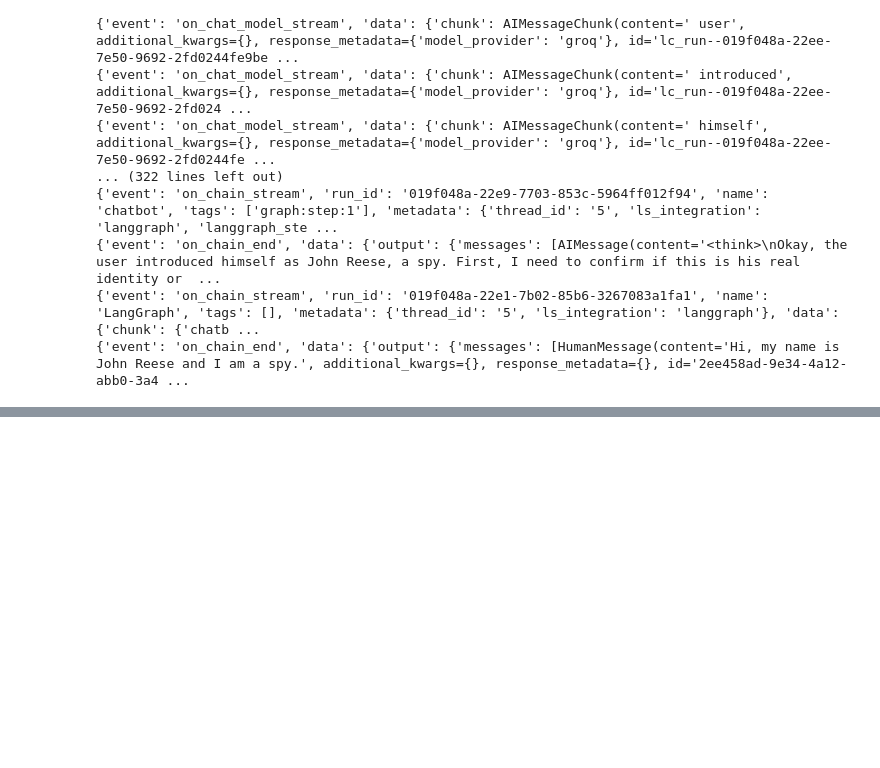
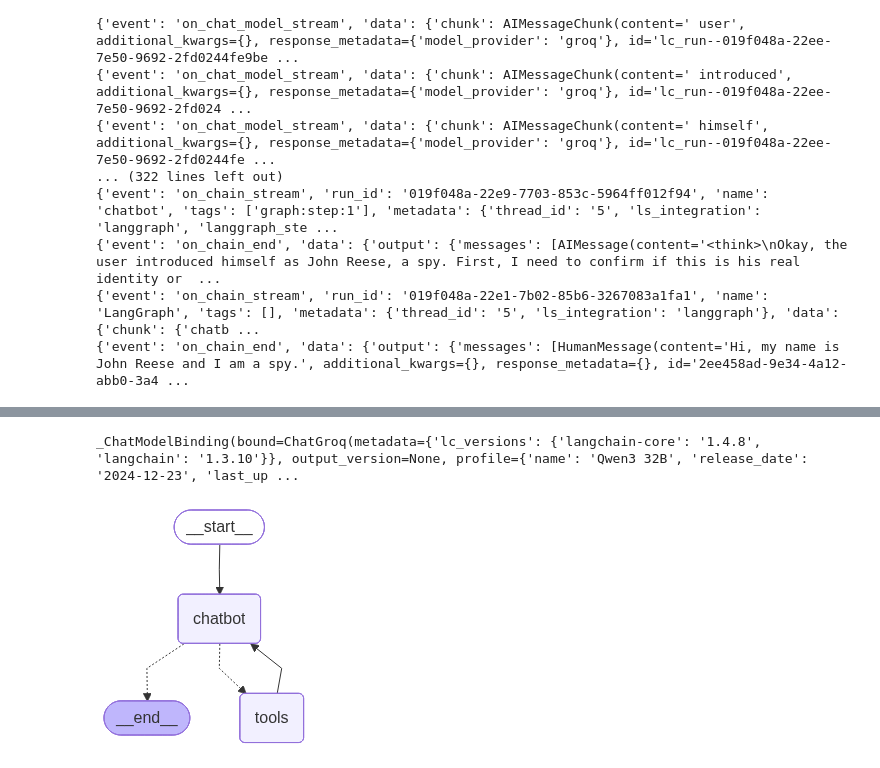
Before and after one commit to KamranRizvi265/krish_naik_langgraph, a Jupyter notebook: 1-BasicChatbot/1-basicchatbot.ipynb, the cells around one changed output, grey strips where cells are left out. Cells and saved outputs as stored; diff of their text form; code cells hidden in the pictures; blank space fills up the shorter version.

Commit message:
Learn HumanInTheLoop

```diff
--- a/1-BasicChatbot/1-basicchatbot.ipynb
+++ b/1-BasicChatbot/1-basicchatbot.ipynb
@@ -474,0 +500,51 @@ async for event in graph.astream_events({"messages":"Hi, my name is John Reese a
+# %%
+@tool
+def human_assisstant(query:str) -> str:
+    """Request assistance from a human."""
+
+    human_response = interrupt({"query":query})
+    return human_response["data"]
+# %%
+tool = TavilySearch(max_results=2)
+
+tools = [tool,human_assisstant]
+llm_with_tool = llm.bind_tools(tools)
+llm_with_tool
+# %% [output]
+_ChatModelBinding(bound=ChatGroq(metadata={'lc_versions': {'langchain-core': '1.4.8', 'langchain': '1.3.10'}}, output_version=None, profile={'name': 'Qwen3 32B', 'release_date': '2024-12-23', 'last_up ...
+# %%
+# Node Definition
+
+def chatbot(state:State):
+    return {"messages":[llm_with_tool.invoke(state["messages"])]}
+# %%
+graph_builder = StateGraph(State)
+memory=MemorySaver()
+
+# Adding a Node
+graph_builder.add_node("chatbot",chatbot)
+graph_builder.add_node("tools",ToolNode(tools))
+
+# Adding edge
+graph_builder.add_edge(START,"chatbot")
+graph_builder.add_conditional_edges(
+    "chatbot",
+    tools_condition
+)
+graph_builder.add_edge("tools","chatbot")
+
+# Compile
+graph = graph_builder.compile(
+    checkpointer=memory
+)
+
+# Visualization
+
+from IPython.display import Image, display
+
+try:
+    display(Image(graph.get_graph().draw_mermaid_png()))
+except Exception:
+    pass
+# %% [output]
+[figure, added]
```
Also changed, not shown: parts of 5 cells of this notebook.
